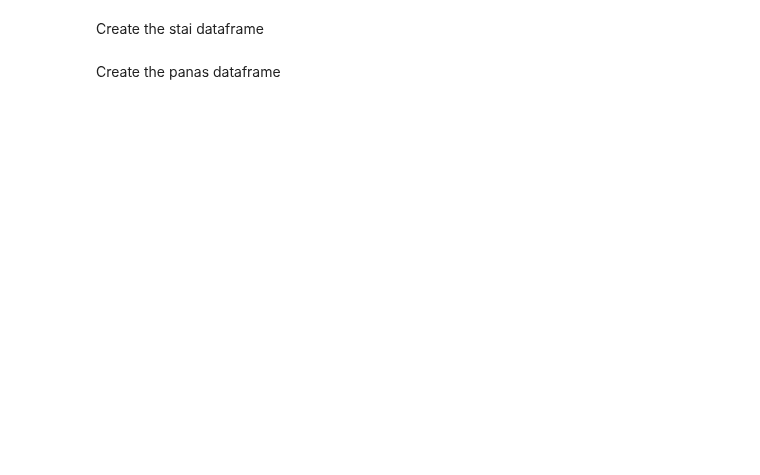
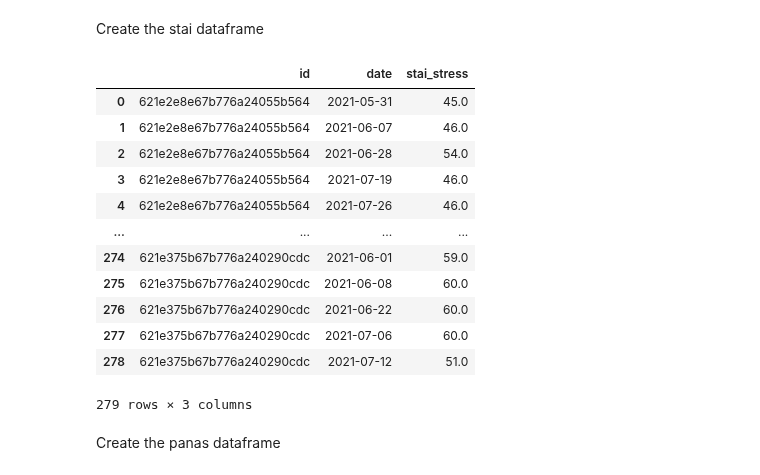
Before and after one commit to kcristinaa/RAIS-miniproject, a Jupyter notebook: stress-surveys_correlations.ipynb, the cells around one changed output. Saved outputs shown, nothing was run; the diff lists cells and outputs as text; code cells hidden in the pictures; blank space fills up the shorter version.

```diff
--- a/stress-surveys_correlations.ipynb
+++ b/stress-surveys_correlations.ipynb
@@ -110,12 +124,26 @@ stress_df
 # %% [markdown]
 Create the stai dataframe
 # %%
-stai_df = pd.read_csv('stai.csv')
+stai_df = pd.read_csv('./data/stai.csv')
 stai_df = stai_df.iloc[: , 1:-1]
 stai_df.drop(["type"], axis=1, inplace=True)
 stai_df.rename(columns={"user_id": "id", "submitdate": "date"}, inplace=True)
 stai_df["date"] = pd.to_datetime(pd.to_datetime(stai_df["date"]).dt.date)
 stai_df
+# %% [output]
+|  | id | date | stai_stress |
+| 0 | 621e2e8e67b776a24055b564 | 2021-05-31 | 45.0 |
+| 1 | 621e2e8e67b776a24055b564 | 2021-06-07 | 46.0 |
+| 2 | 621e2e8e67b776a24055b564 | 2021-06-28 | 54.0 |
+| 3 | 621e2e8e67b776a24055b564 | 2021-07-19 | 46.0 |
+| 4 | 621e2e8e67b776a24055b564 | 2021-07-26 | 46.0 |
+| ... | ... | ... | ... |
+| 274 | 621e375b67b776a240290cdc | 2021-06-01 | 59.0 |
+| 275 | 621e375b67b776a240290cdc | 2021-06-08 | 60.0 |
+| 276 | 621e375b67b776a240290cdc | 2021-06-22 | 60.0 |
+| 277 | 621e375b67b776a240290cdc | 2021-07-06 | 60.0 |
+| 278 | 621e375b67b776a240290cdc | 2021-07-12 | 51.0 |
+279 rows × 3 columns
 # %% [markdown]
 Create the panas dataframe
 # %%
```
Also changed, not shown: parts of 14 cells of this notebook, 2 other files.
